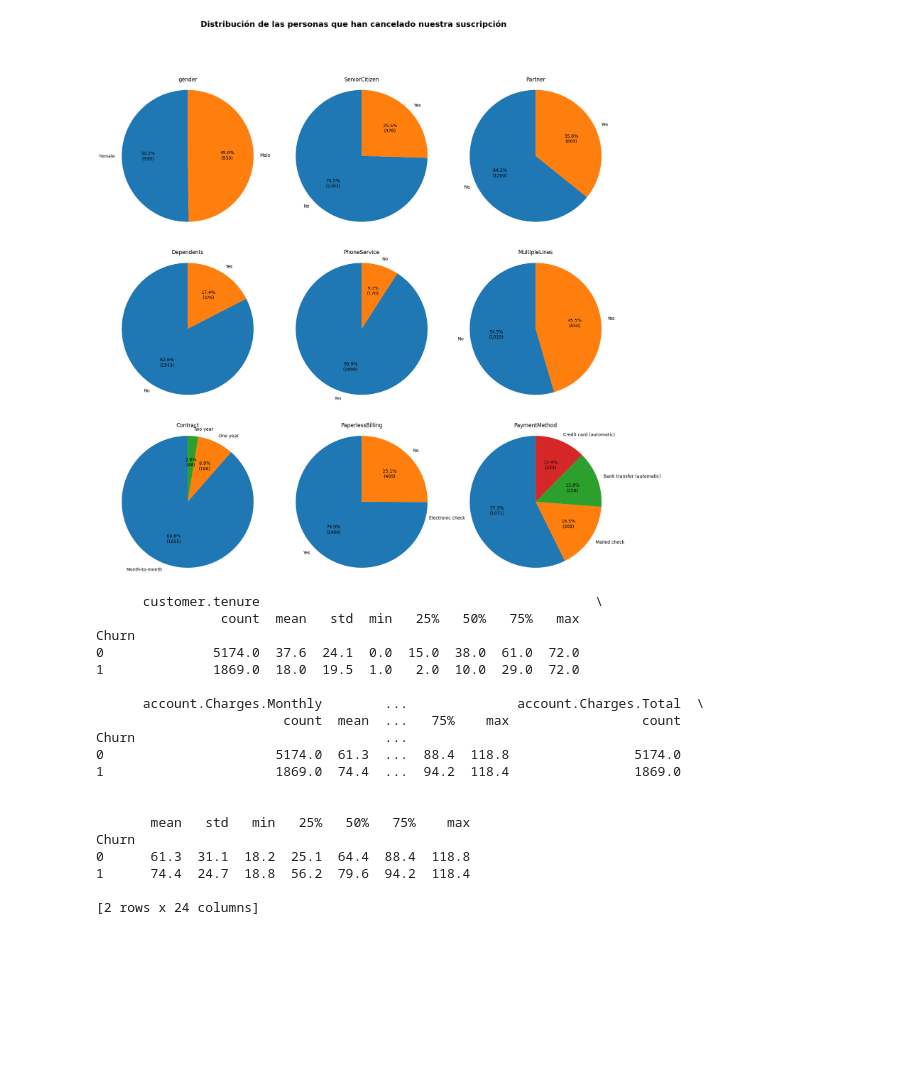
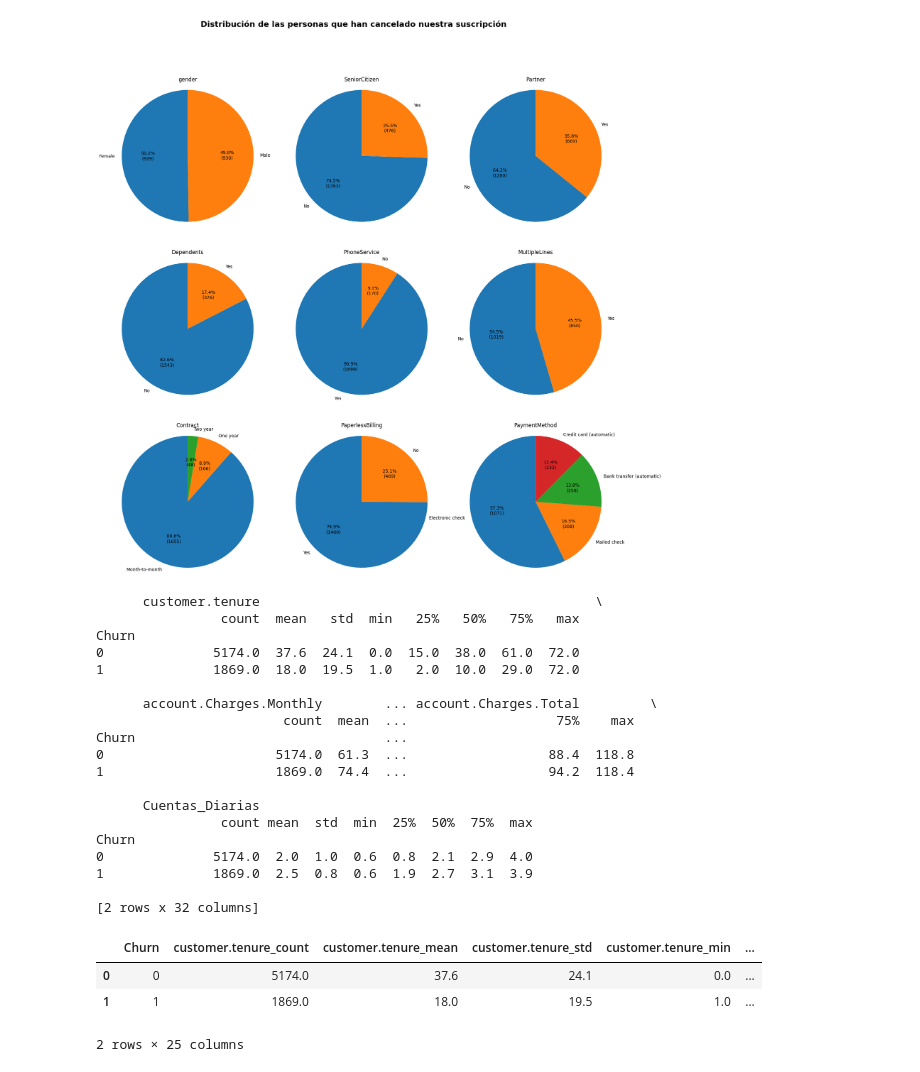
Before and after one commit to Nicolasmorahernandez/Challenger_TelecomX, a Jupyter notebook: Challenger_TelecomX.ipynb, the cells around one changed output. Drawn from its saved outputs; the diff is of its cells as text; code cells hidden in the pictures; blank space fills up the shorter version.

```diff
--- a/Challenger_TelecomX.ipynb
+++ b/Challenger_TelecomX.ipynb
@@ -636,7 +636,8 @@ plt.show()
 # %%
 num_cols = ['customer.tenure',
             'account.Charges.Monthly',
-            'account.Charges.Total']
+            'account.Charges.Total',
+            'Cuentas_Diarias']
 
 # Asegúrate de tener la columna Churn_bin = 0/1
 # 2.1. Tabla resumen de count, mean, std, quartiles…
@@ -654,16 +655,44 @@ Churn
 0              5174.0  37.6  24.1  0.0  15.0  38.0  61.0  72.0
 1              1869.0  18.0  19.5  1.0   2.0  10.0  29.0  72.0
 
-      account.Charges.Monthly        ...              account.Charges.Total  \
-                        count  mean  ...   75%    max                 count
+      account.Charges.Monthly        ... account.Charges.Total         \
+                        count  mean  ...                   75%    max
 Churn                                ...
-0                      5174.0  61.3  ...  88.4  118.8                5174.0
-1                      1869.0  74.4  ...  94.2  118.4                1869.0
+0                      5174.0  61.3  ...                  88.4  118.8
+1                      1869.0  74.4  ...                  94.2  118.4
 
+      Cuentas_Diarias
+                count mean  std  min  25%  50%  75%  max
+Churn
+0              5174.0  2.0  1.0  0.6  0.8  2.1  2.9  4.0
+1              1869.0  2.5  0.8  0.6  1.9  2.7  3.1  3.9
 
-       mean   std   min   25%   50%   75%    max
-Churn
-0      61.3  31.1  18.2  25.1  64.4  88.4  118.8
-1      74.4  24.7  18.8  56.2  79.6  94.2  118.4
-
-[2 rows x 24 columns]
+[2 rows x 32 columns]
+# %%
+# Definir las variables numéricas de interés
+num_cols = ['customer.tenure', 'account.Charges.Monthly', 'account.Charges.Total']
+
+# 1) Asegurarse de tener la columna Churn_bin = 0/1
+# (suponemos que df_estandarizado ya la contiene)
+
+# 2) Agrupar por churn y calcular estadísticos descriptivos
+tabla_stats = (
+    df_estandarizado
+      .groupby('Churn')[num_cols]
+      .describe()
+      .round(1)
+)
+
+# 3) Aplanar MultiIndex de columnas (describe genera un nivel extra)
+tabla_stats.columns = ['_'.join(col) for col in tabla_stats.columns]
+
+# 4) Resetear índice para convertir Churn_bin en columna estándar
+tabla_stats = tabla_stats.reset_index()
+
+# 5) Mostrar el DataFrame resultante (tabla con count, mean, std, min, 25%, 50%, 75%, max)
+tabla_stats
+# %% [output]
+|  | Churn | customer.tenure_count | customer.tenure_mean | customer.tenure_std | customer.tenure_min | ... |
+| 0 | 0 | 5174.0 | 37.6 | 24.1 | 0.0 | ... |
+| 1 | 1 | 1869.0 | 18.0 | 19.5 | 1.0 | ... |
+2 rows × 25 columns
```
Also changed, not shown: parts of 2 cells of this notebook.
